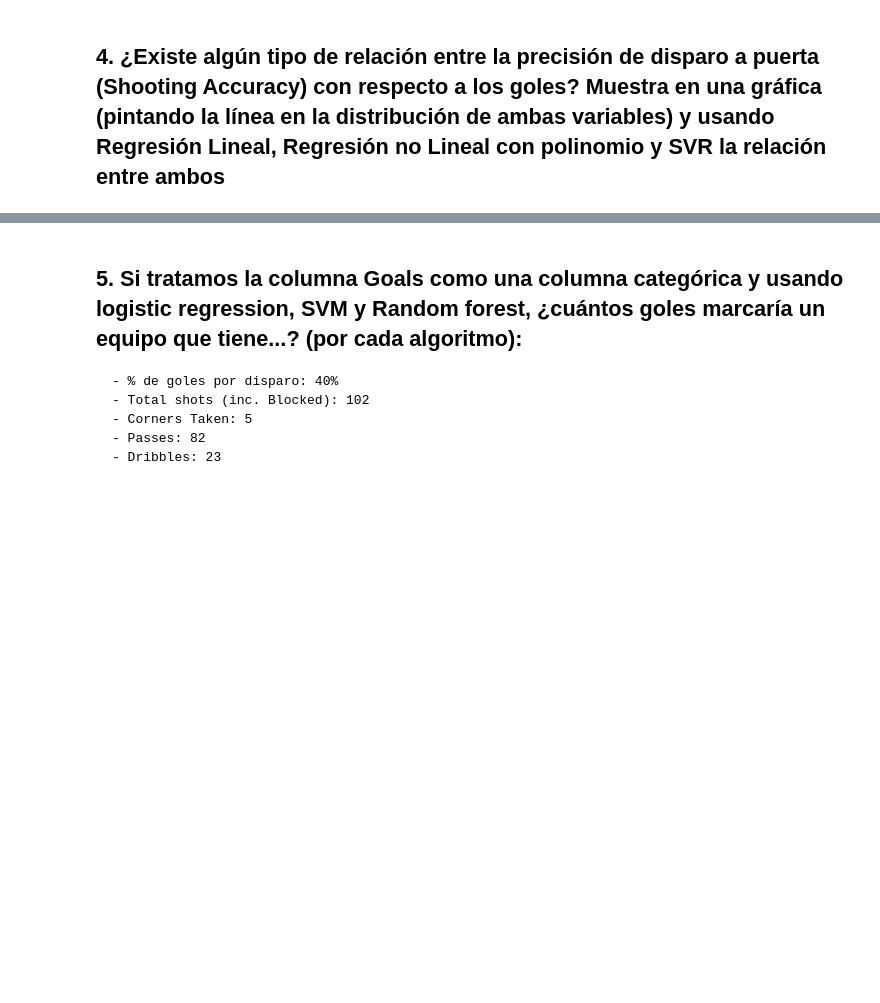
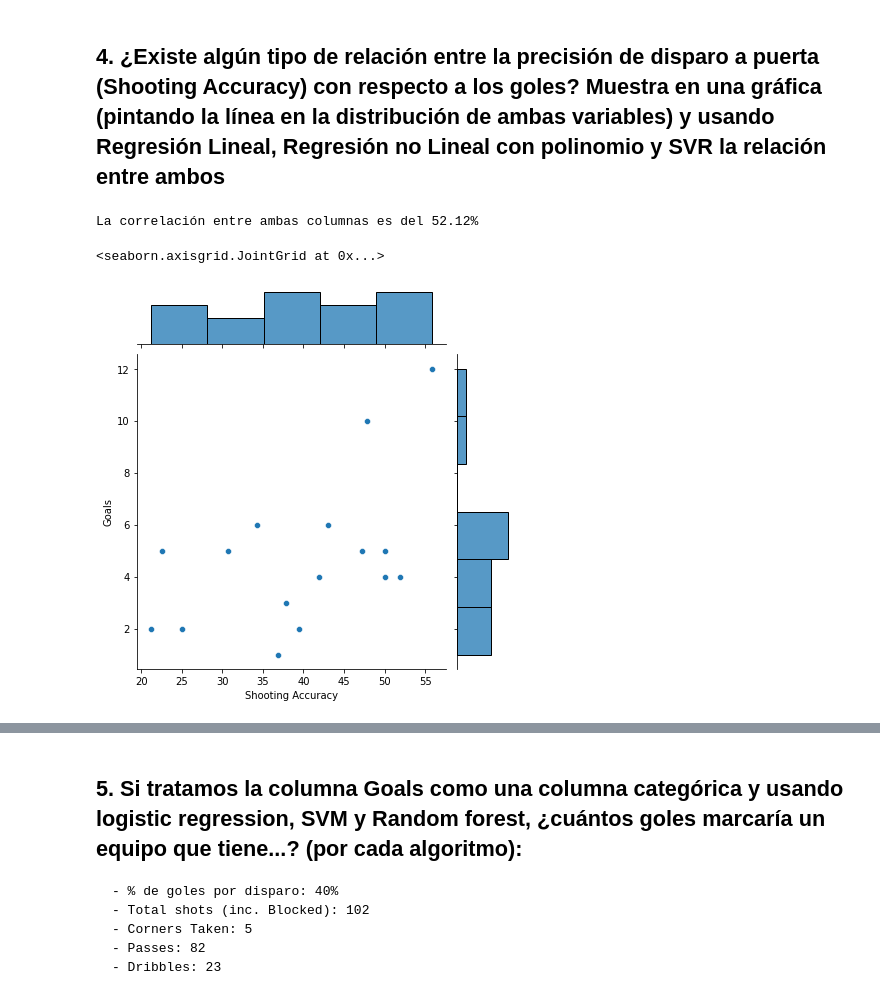
Before and after one commit to rafazamb/DS_PT_ENE21, a Jupyter notebook: 2-Machine_Learning/2.1_Supervised/2.1.6 SVM/2 - football_stats - Solución.ipynb, the cells around one changed output, grey strips where cells are left out. Cells and saved outputs as stored; diff of their text form; code cells hidden in the pictures; blank space fills up the shorter version.

```diff
--- a/2-Machine_Learning/2.1_Supervised/2.1.6 SVM/2 - football_stats - Solución.ipynb
+++ b/2-Machine_Learning/2.1_Supervised/2.1.6 SVM/2 - football_stats - Solución.ipynb
@@ -142,3 +142,12 @@ Las siguientes columnas presentan una correlación mayor del 95% con cualquier o
  ['Passes', 'Passes completed', 'Touches']
 # %% [markdown]
 ## 4. ¿Existe algún tipo de relación entre la precisión de disparo a puerta (Shooting Accuracy) con respecto a los goles? Muestra en una gráfica (pintando la línea en la distribución de ambas variables) y usando Regresión Lineal, Regresión no Lineal con polinomio y SVR la relación entre ambos
+# %%
+print(f"La correlación entre ambas columnas es del {round((df['Shooting Accuracy'].corr(df['Goals']))*100, 2)}%")
+# %% [output]
+La correlación entre ambas columnas es del 52.12%
+# %%
+sns.jointplot(x = "Shooting Accuracy", y= "Goals", data = df)
+# %% [output]
+<seaborn.axisgrid.JointGrid at 0x...>
+[figure, added]
```
Also changed, not shown: parts of 10 cells of this notebook, 9 other files.
